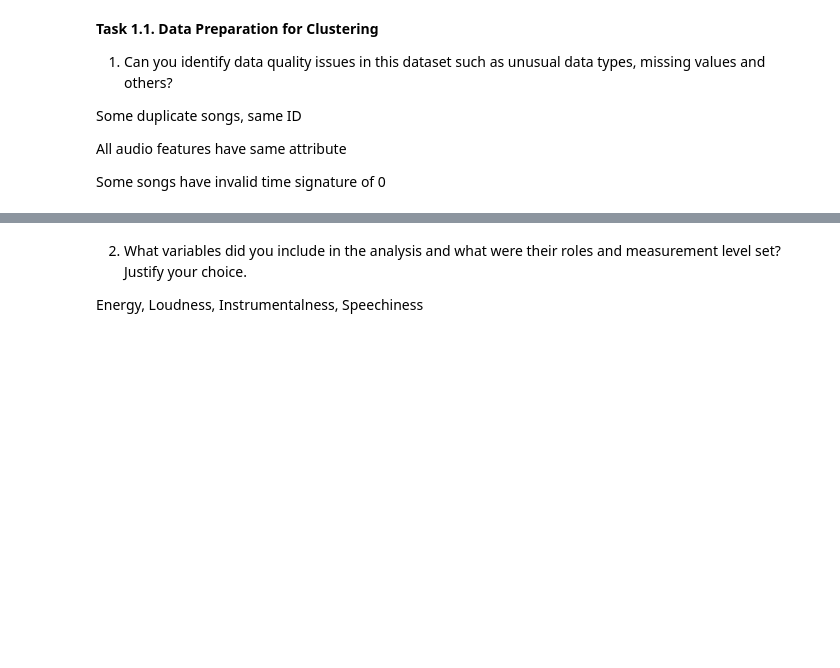
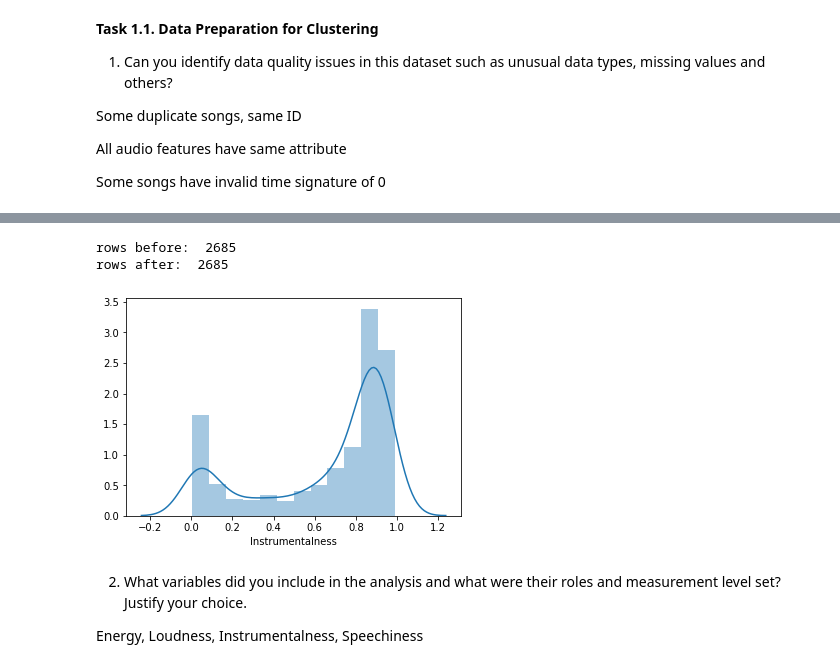
Before and after one commit to kressnick25/DataMining-CaseStudy, a Jupyter notebook: Task 1.ipynb, the cells around one changed output, grey strips where cells are left out. Drawn from its saved outputs; the diff is of its cells as text; code cells hidden in the pictures; blank space fills up the shorter version.

```diff
--- a/Task 1.ipynb
+++ b/Task 1.ipynb
@@ -44,3 +65,16 @@ df = df[df.time_signature != 0]
+# %%
+# CLEAN Up large outliers + 0
+import numpy as np
+
+mask = df['Instrumentalness'] <= 0.005
+df.loc[mask, 'Instrumentalness'] = np.nan
+df.Instrumentalness.fillna(df.Instrumentalness.mode(), inplace=True)
+instrum_dist = sns.distplot(df['Instrumentalness'].dropna())
+plt.show()
+# %% [output]
+rows before:  2685
+rows after:  2685
+[figure, added]
 # %% [markdown]
 2. What variables did you include in the analysis and what were their roles and
 measurement level set? Justify your choice.
```
Also changed, not shown: parts of 6 cells of this notebook, 1 other file.
